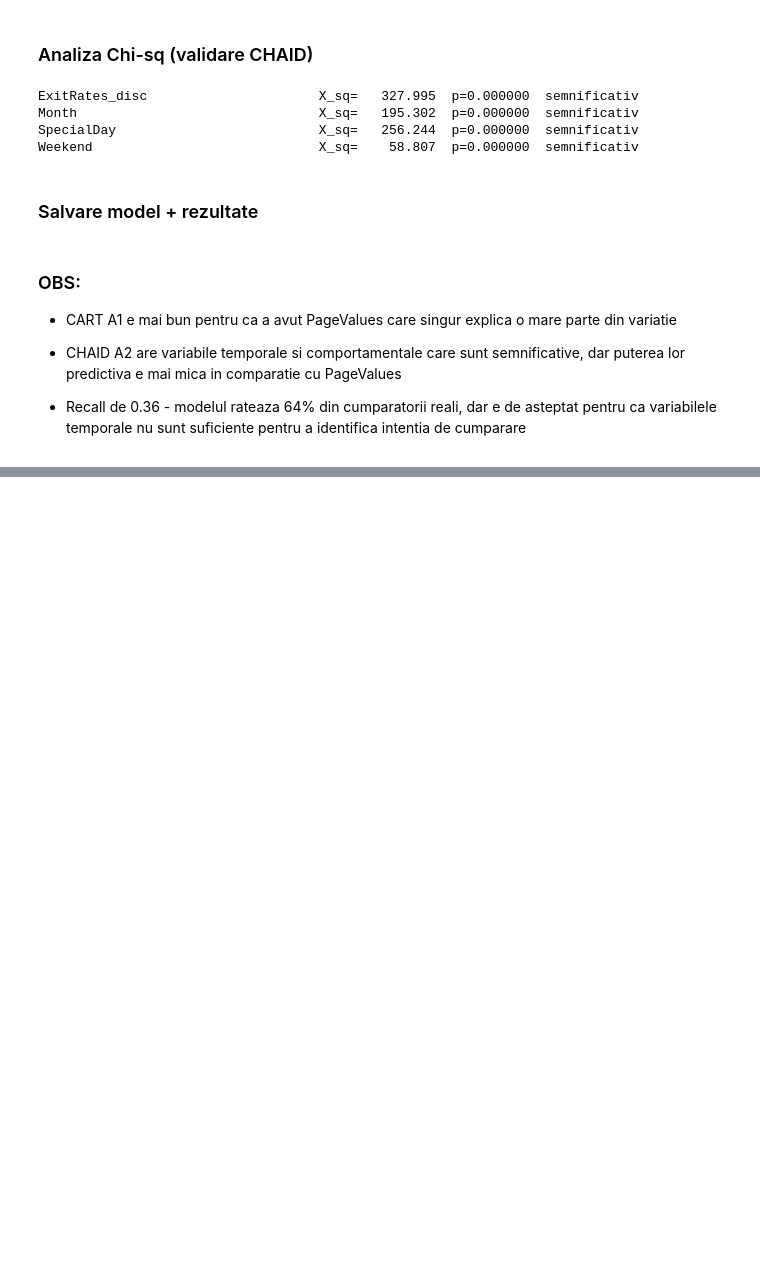
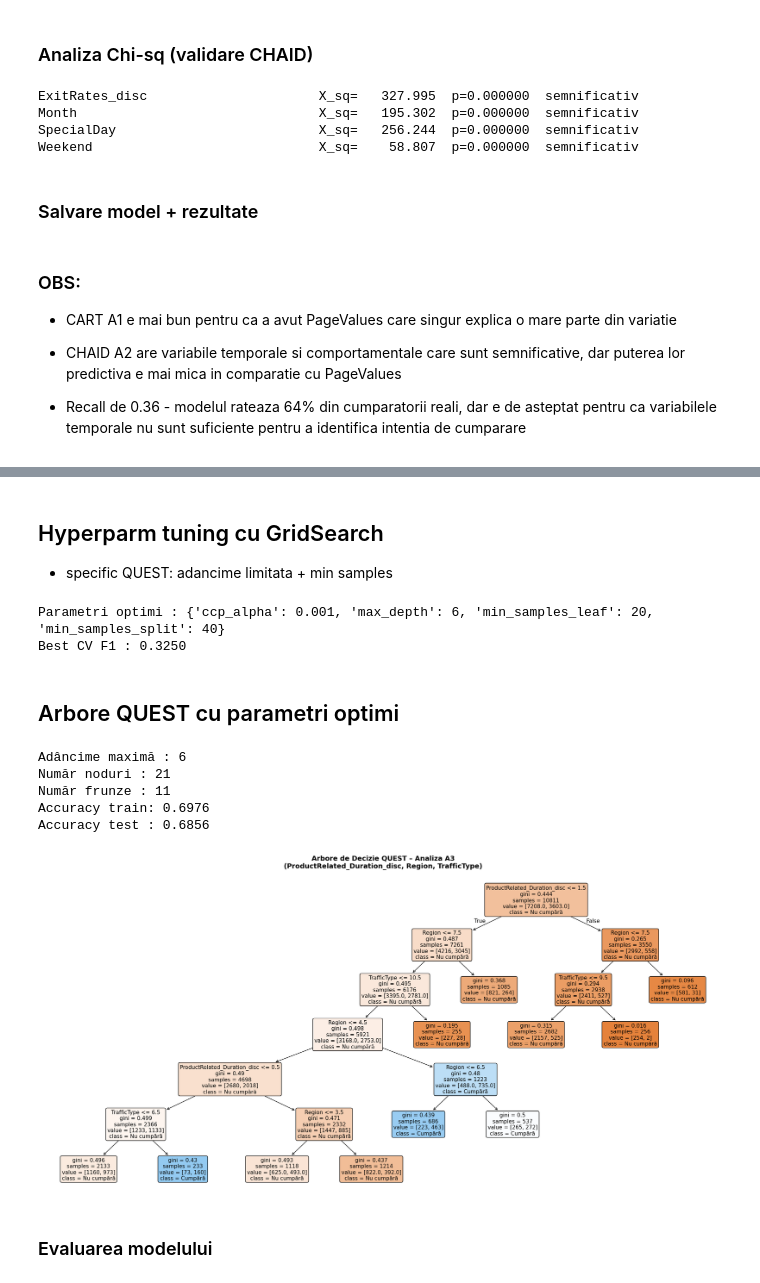
Before and after one commit to BejenaruIoanMatei/Online-Shoppers-Purchasing-Intention, a Jupyter notebook: notebooks/OnlinePurchasing/arbori.ipynb, the cells around one changed output, grey strips where cells are left out. Cells and saved outputs as stored; diff of their text form; code cells hidden in the pictures; blank space fills up the shorter version.

Commit message:
QUEST analiza A3

```diff
--- a/notebooks/OnlinePurchasing/arbori.ipynb
+++ b/notebooks/OnlinePurchasing/arbori.ipynb
@@ -512,0 +585,14 @@ pd.DataFrame([results_a2]).to_csv('../../outputs/chaid_a2_results.csv', index=Fa
+# %%
+quest_full = DecisionTreeClassifier(
+    criterion='gini',
+    splitter='best',
+    max_features=None,
+    random_state=7
+)
+quest_full.fit(X_train, y_train)
+
+print(f"Adâncime maximă : {quest_full.get_depth()}")
+print(f"Număr noduri : {quest_full.tree_.node_count}")
+print(f"Număr frunze: {quest_full.get_n_leaves()}")
+print(f"Accuracy train: {quest_full.score(X_train, y_train):.4f}")
+print(f"Accuracy test : {quest_full.score(X_test, y_test):.4f}")
@@ -512,0 +605,4 @@ pd.DataFrame([results_a2]).to_csv('../../outputs/chaid_a2_results.csv', index=Fa
+# %% [markdown]
+## Hyperparm tuning cu GridSearch
+
+-   specific QUEST: adancime limitata + min samples
@@ -512,0 +611,61 @@ pd.DataFrame([results_a2]).to_csv('../../outputs/chaid_a2_results.csv', index=Fa
+# %%
+param_grid = {
+    'max_depth':[3, 4, 5, 6],
+    'min_samples_leaf': [20, 30, 50],
+    'min_samples_split':[40, 60, 100],
+    'ccp_alpha':  [0.0, 0.001, 0.005, 0.01]
+}
+
+grid_search = GridSearchCV(
+    DecisionTreeClassifier(criterion='gini', random_state=7),
+    param_grid,
+    cv=10,
+    scoring='f1',
+    n_jobs=-1
+)
+grid_search.fit(X_train, y_train)
+
+print(f"Parametri optimi : {grid_search.best_params_}")
+print(f"Best CV F1 : {grid_search.best_score_:.4f}")
+# %% [output]
+Parametri optimi : {'ccp_alpha': 0.001, 'max_depth': 6, 'min_samples_leaf': 20, 'min_samples_split': 40}
+Best CV F1 : 0.3250
+# %% [markdown]
+## Arbore QUEST cu parametri optimi
+# %%
+best_params = grid_search.best_params_
+quest_final = DecisionTreeClassifier(
+    criterion='gini',
+    random_state=7,
+    **best_params
+)
+quest_final.fit(X_train, y_train)
+
+print(f"Adâncime maximă : {quest_final.get_depth()}")
+print(f"Număr noduri : {quest_final.tree_.node_count}")
+print(f"Număr frunze : {quest_final.get_n_leaves()}")
+print(f"Accuracy train: {quest_final.score(X_train, y_train):.4f}")
+print(f"Accuracy test : {quest_final.score(X_test, y_test):.4f}")
+# %% [output]
+Adâncime maximă : 6
+Număr noduri : 21
+Număr frunze : 11
+Accuracy train: 0.6976
+Accuracy test : 0.6856
+# %%
+fig, ax = plt.subplots(figsize=(20, 10))
+plot_tree(quest_final,
+          feature_names=feature_names,
+          class_names=['Nu cumpără', 'Cumpără'],
+          filled=True, rounded=True,
+          fontsize=11, ax=ax,
+          impurity=True, proportion=False)
+ax.set_title('Arbore de Decizie QUEST – Analiza A3\n'
+             '(ProductRelated_Duration_disc, Region, TrafficType)',
+             fontsize=14, fontweight='bold', pad=20)
+plt.tight_layout()
+plt.show()
+# %% [output]
+[figure, added]
+# %% [markdown]
+### Evaluarea modelului
```
Also changed, not shown: parts of 20 cells of this notebook, 1 other file.
